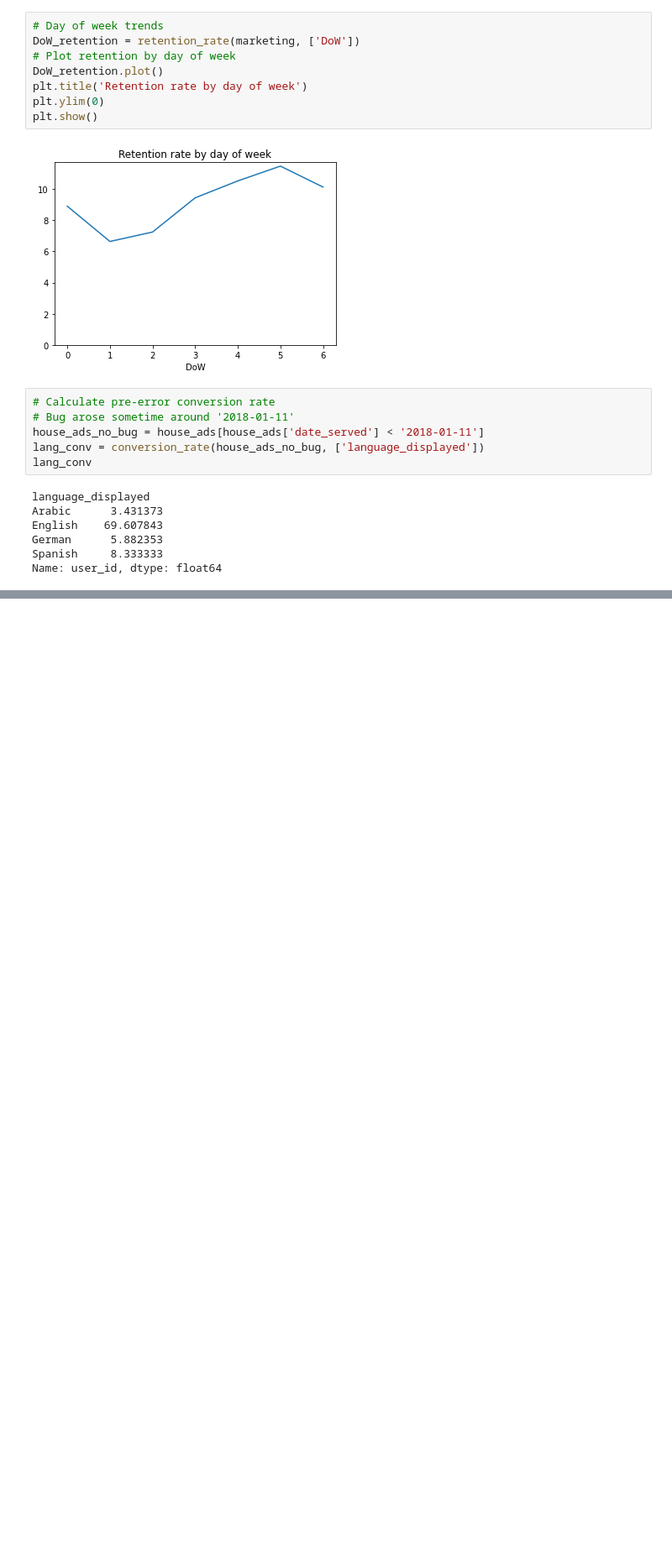
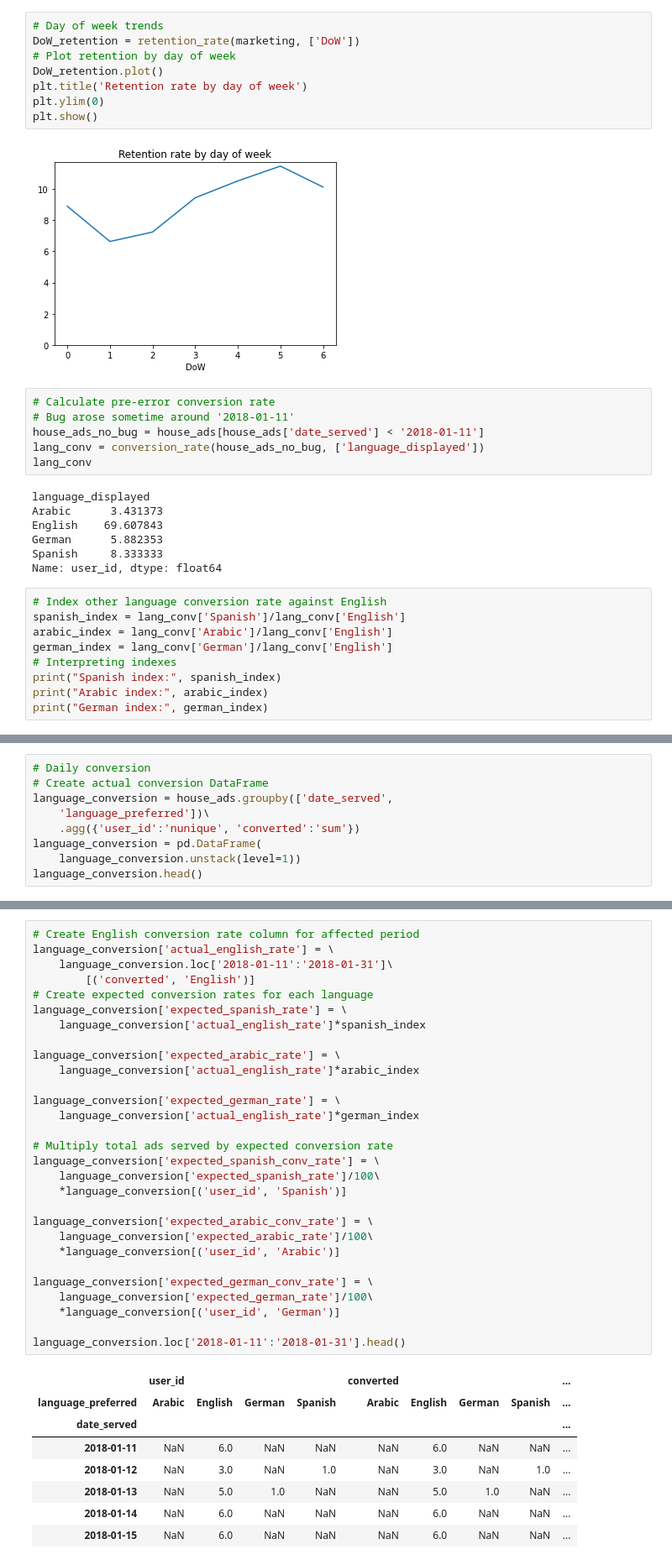
Before and after one commit to MengOonLee/Marketing_analytic, a Jupyter notebook: Tutorial/Analyze_Marketing_Campaign.ipynb, the cells around one changed output, grey strips where cells are left out. Shown at 84% size. Saved outputs shown, nothing was run; the diff lists cells and outputs as text; blank space fills up the shorter version.

```diff
--- a/Tutorial/Analyze_Marketing_Campaign.ipynb
+++ b/Tutorial/Analyze_Marketing_Campaign.ipynb
@@ -397,3 +397,12 @@ English    69.607843
 German      5.882353
 Spanish     8.333333
 Name: user_id, dtype: float64
+# %%
+# Index other language conversion rate against English
+spanish_index = lang_conv['Spanish']/lang_conv['English']
+arabic_index = lang_conv['Arabic']/lang_conv['English']
+german_index = lang_conv['German']/lang_conv['English']
+# Interpreting indexes
+print("Spanish index:", spanish_index)
+print("Arabic index:", arabic_index)
+print("German index:", german_index)
@@ -399,0 +413,9 @@ Name: user_id, dtype: float64
+# %%
+# Daily conversion
+# Create actual conversion DataFrame
+language_conversion = house_ads.groupby(['date_served',
+    'language_preferred'])\
+    .agg({'user_id':'nunique', 'converted':'sum'})
+language_conversion = pd.DataFrame(
+    language_conversion.unstack(level=1))
+language_conversion.head()
@@ -399,0 +431,38 @@ Name: user_id, dtype: float64
+# %%
+# Create English conversion rate column for affected period
+language_conversion['actual_english_rate'] = \
+    language_conversion.loc['2018-01-11':'2018-01-31']\
+        [('converted', 'English')]
+# Create expected conversion rates for each language
+language_conversion['expected_spanish_rate'] = \
+    language_conversion['actual_english_rate']*spanish_index
+
+language_conversion['expected_arabic_rate'] = \
+    language_conversion['actual_english_rate']*arabic_index
+
+language_conversion['expected_german_rate'] = \
+    language_conversion['actual_english_rate']*german_index
+
+# Multiply total ads served by expected conversion rate
+language_conversion['expected_spanish_conv_rate'] = \
+    language_conversion['expected_spanish_rate']/100\
+    *language_conversion[('user_id', 'Spanish')]
+
+language_conversion['expected_arabic_conv_rate'] = \
+    language_conversion['expected_arabic_rate']/100\
+    *language_conversion[('user_id', 'Arabic')]
+
+language_conversion['expected_german_conv_rate'] = \
+    language_conversion['expected_german_rate']/100\
+    *language_conversion[('user_id', 'German')]
+
+language_conversion.loc['2018-01-11':'2018-01-31'].head()
+# %% [output]
+|  | user_id |  |  |  | converted |  |  |  | ... |
+| language_preferred | Arabic | English | German | Spanish | Arabic | English | German | Spanish | ... |
+| date_served |  |  |  |  |  |  |  |  | ... |
+| 2018-01-11 | NaN | 6.0 | NaN | NaN | NaN | 6.0 | NaN | NaN | ... |
+| 2018-01-12 | NaN | 3.0 | NaN | 1.0 | NaN | 3.0 | NaN | 1.0 | ... |
+| 2018-01-13 | NaN | 5.0 | 1.0 | NaN | NaN | 5.0 | 1.0 | NaN | ... |
+| 2018-01-14 | NaN | 6.0 | NaN | NaN | NaN | 6.0 | NaN | NaN | ... |
+| 2018-01-15 | NaN | 6.0 | NaN | NaN | NaN | 6.0 | NaN | NaN | ... |
```
Also changed, not shown: parts of 4 cells of this notebook, 1 other file.
